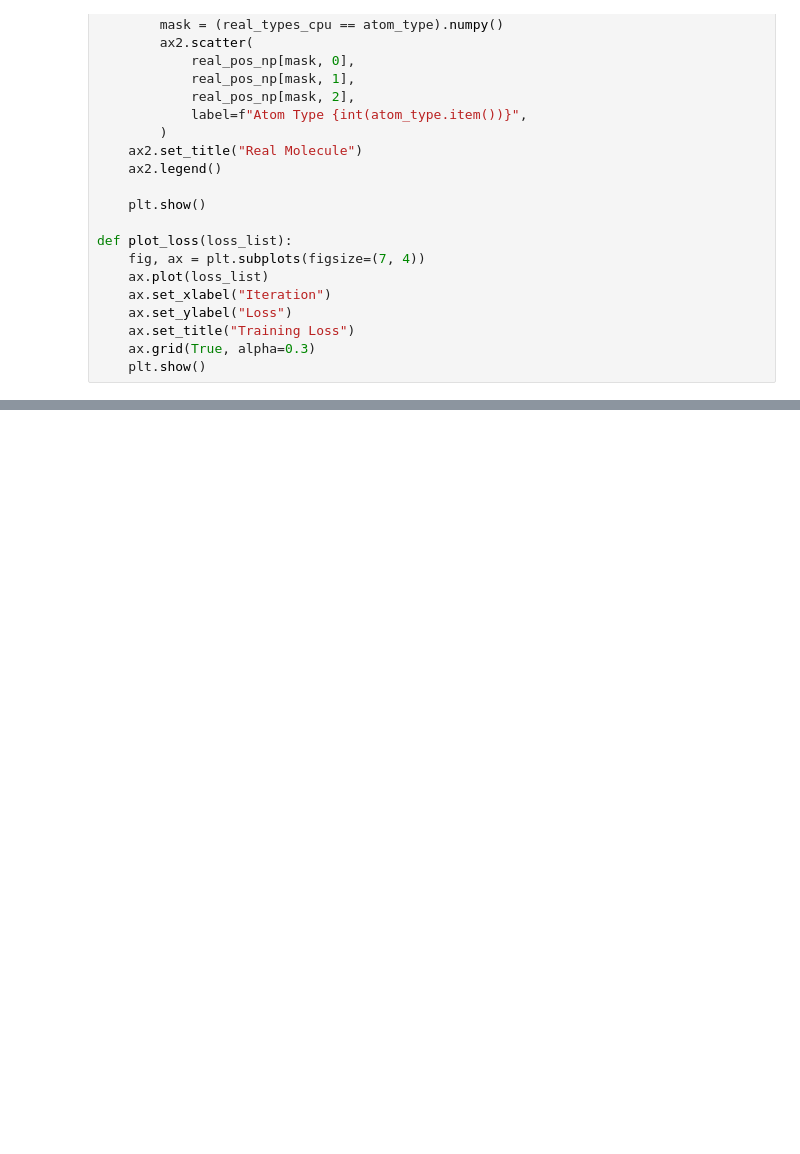
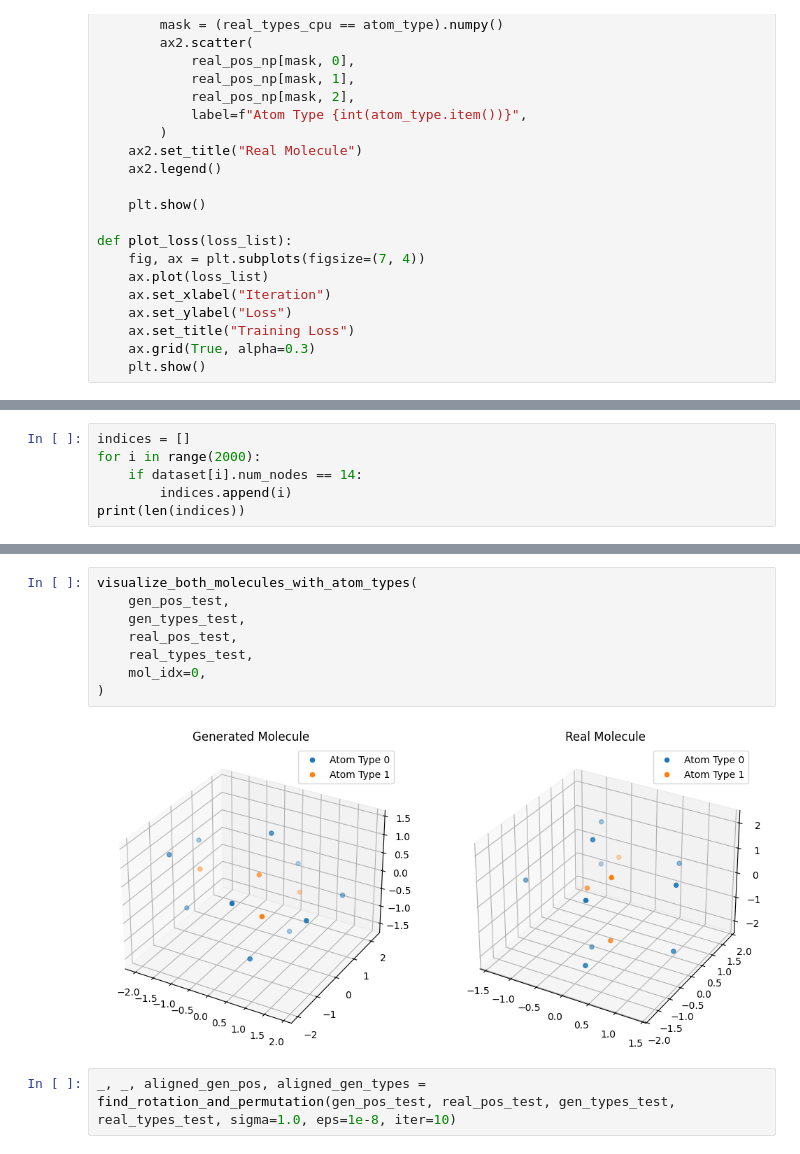
Before and after one commit to edovergna/equi-drifting, a Jupyter notebook: notebooks/aligned_loss.ipynb, the cells around one changed output, grey strips where cells are left out. Cells and saved outputs as stored; diff of their text form; blank space fills up the shorter version.

```diff
--- a/notebooks/aligned_loss.ipynb
+++ b/notebooks/aligned_loss.ipynb
@@ -1356,0 +768,6 @@ Atom Stability Fraction: 0.0329, Molecule Stability Fraction: 0.0000
+# %%
+indices = []
+for i in range(2000):
+    if dataset[i].num_nodes == 14:
+        indices.append(i)
+print(len(indices))
@@ -1356,0 +830,12 @@ Atom Stability Fraction: 0.0329, Molecule Stability Fraction: 0.0000
+# %%
+visualize_both_molecules_with_atom_types(
+    gen_pos_test,
+    gen_types_test,
+    real_pos_test,
+    real_types_test,
+    mol_idx=0,
+)
+# %% [output]
+[figure, added]
+# %%
+_, _, aligned_gen_pos, aligned_gen_types = find_rotation_and_permutation(gen_pos_test, real_pos_test, gen_types_test, real_types_test, sigma=1.0, eps=1e-8, iter=10)
```
Also changed, not shown: parts of 50 cells of this notebook, 1 other file.
